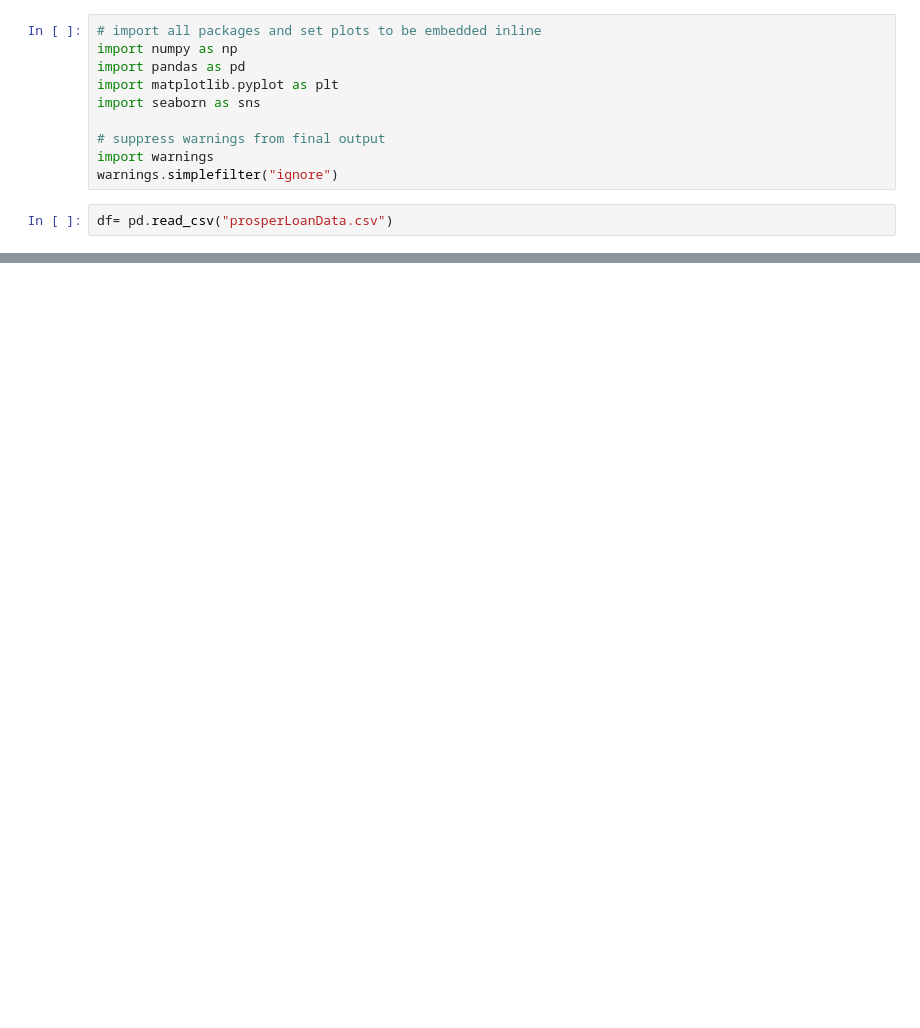
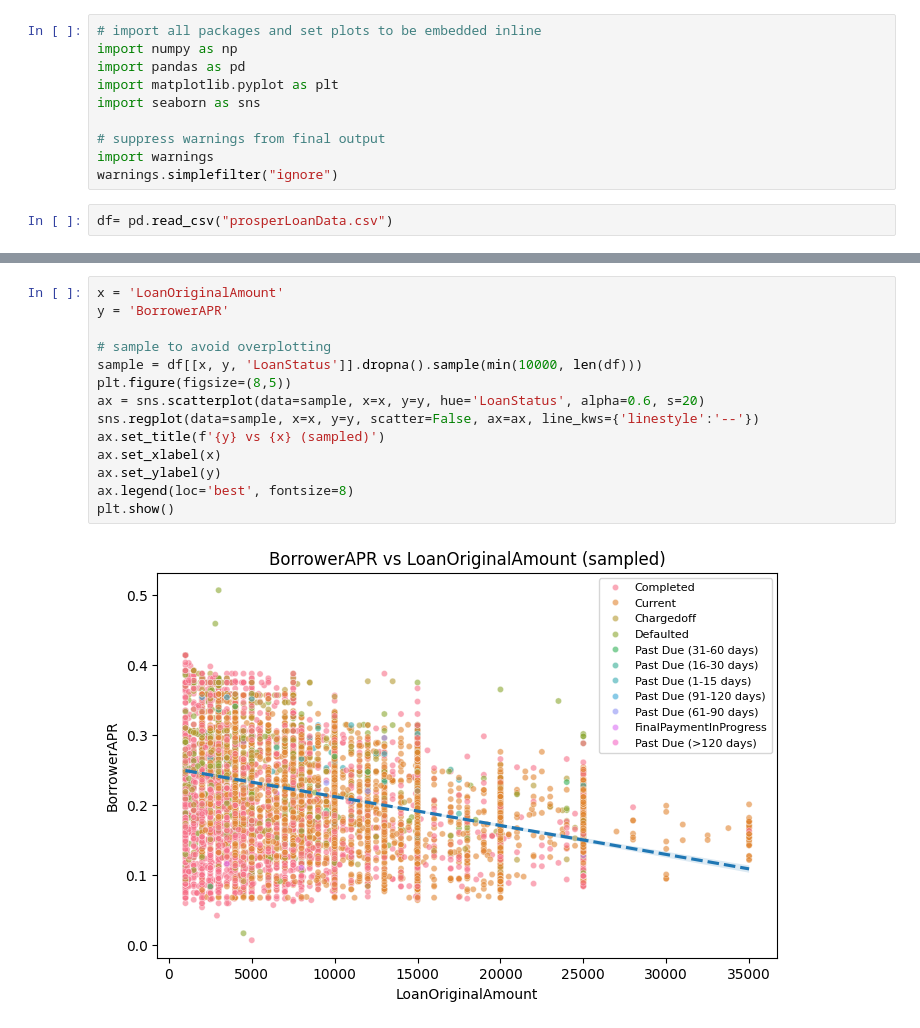
Before and after one commit to MarahSalahat/What-Drives-BorrowerAPR, a Jupyter notebook: Part_II_explanatory_template.ipynb, the cells around one changed output, grey strips where cells are left out. Cells and saved outputs as stored; diff of their text form; blank space fills up the shorter version.

```diff
--- a/Part_II_explanatory_template.ipynb
+++ b/Part_II_explanatory_template.ipynb
@@ -94,0 +71,16 @@ The combination of these features can help predict APRs and inform both borrower
+# %%
+x = 'LoanOriginalAmount'
+y = 'BorrowerAPR'
+
+# sample to avoid overplotting
+sample = df[[x, y, 'LoanStatus']].dropna().sample(min(10000, len(df)))
+plt.figure(figsize=(8,5))
+ax = sns.scatterplot(data=sample, x=x, y=y, hue='LoanStatus', alpha=0.6, s=20)
+sns.regplot(data=sample, x=x, y=y, scatter=False, ax=ax, line_kws={'linestyle':'--'})
+ax.set_title(f'{y} vs {x} (sampled)')
+ax.set_xlabel(x)
+ax.set_ylabel(y)
+ax.legend(loc='best', fontsize=8)
+plt.show()
+# %% [output]
+[figure, added]
```
Also changed, not shown: parts of 17 cells of this notebook, 1 other file.
